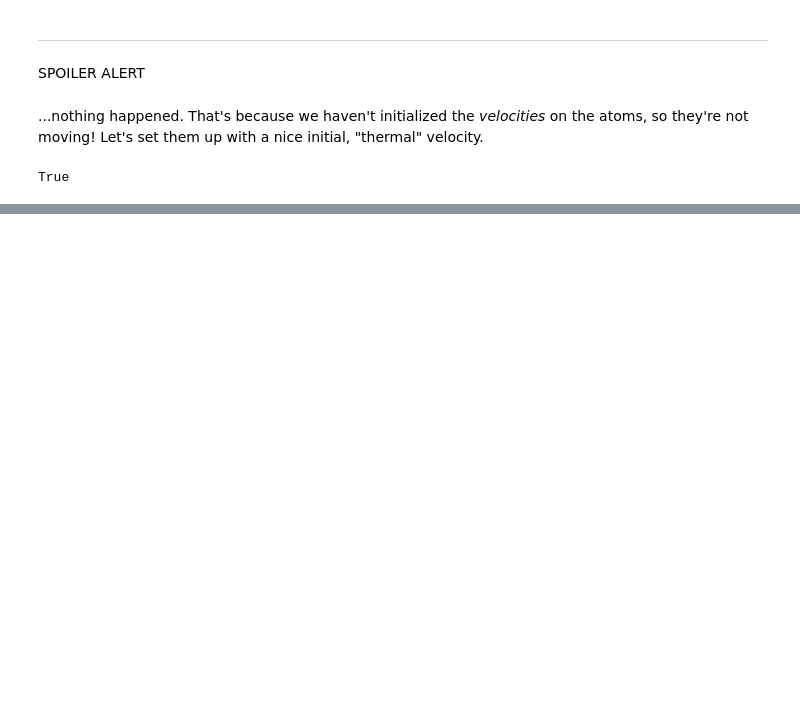
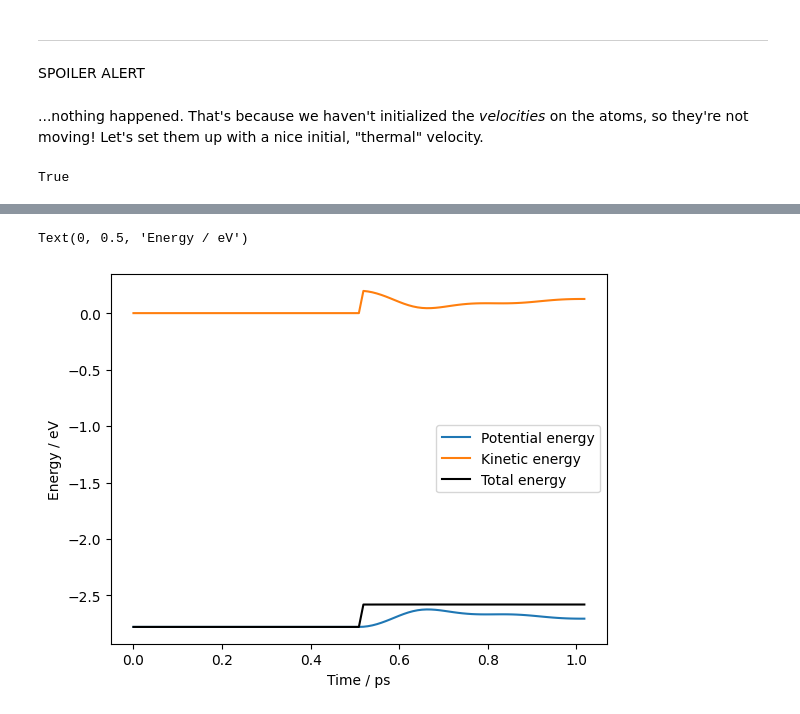
Before and after one commit to max-veit/intro_molsim_workshop, a Jupyter notebook: LennardJonesMD.ipynb, the cells around one changed output, grey strips where cells are left out. Saved outputs shown, nothing was run; the diff lists cells and outputs as text; code cells hidden in the pictures; blank space fills up the shorter version.

```diff
--- a/LennardJonesMD.ipynb
+++ b/LennardJonesMD.ipynb
@@ -181,0 +211,2 @@ True
+# %%
+md_log = np.loadtxt('md.log', skiprows=52)
@@ -181,0 +233,2 @@ True
+# %%
+time, e_tot, e_pot, e_kin, T = md_log.T
@@ -181,0 +237,10 @@ True
+# %%
+plt.plot(time, e_pot, c='C0', label='Potential energy')
+plt.plot(time, e_kin, c='C1', label='Kinetic energy')
+plt.plot(time, e_tot, c='k', label='Total energy')
+plt.legend()
+plt.xlabel('Time / ps')
+plt.ylabel('Energy / eV')
+# %% [output]
+Text(0, 0.5, 'Energy / eV')
+[figure, added]
```
Also changed, not shown: parts of 30 cells of this notebook.
